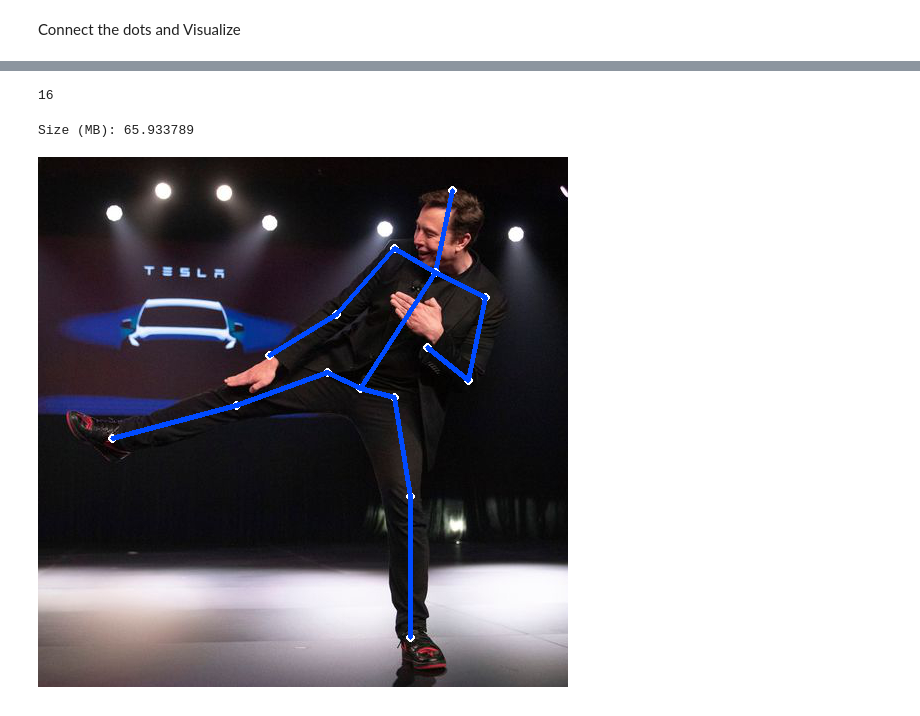
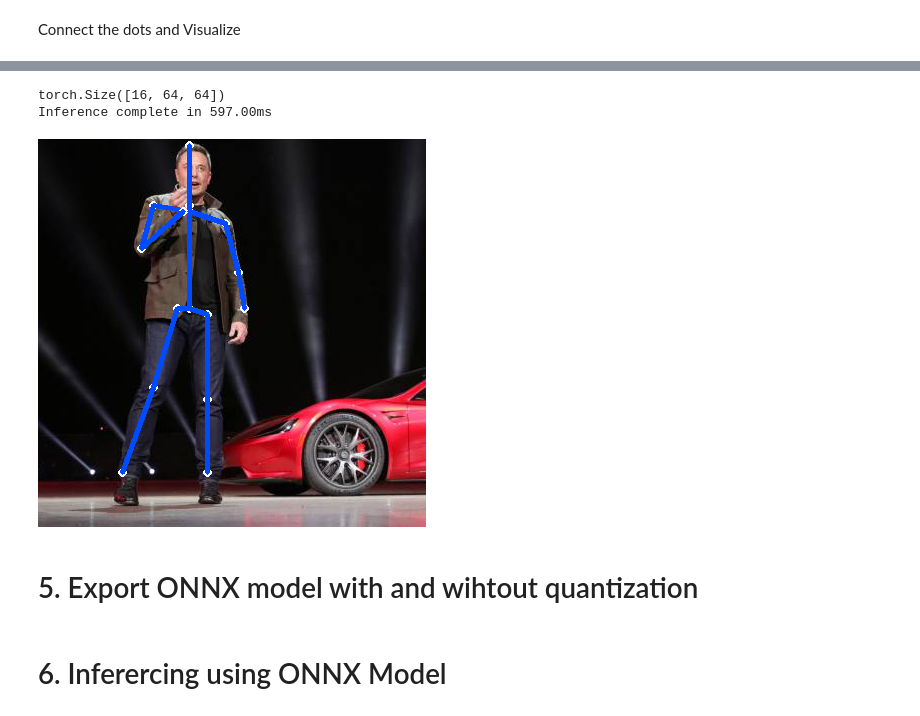
Before and after one commit to EVA4-RS-Group/Phase2, a Jupyter notebook: S5_HumanPoseEstimation/EVA4_P2_S5_HumanPoseEstimation_ONNX_Quant_v1.ipynb, the cells around one changed output, grey strips where cells are left out. Drawn from its saved outputs; the diff is of its cells as text; code cells hidden in the pictures.

```diff
--- a/S5_HumanPoseEstimation/EVA4_P2_S5_HumanPoseEstimation_ONNX_Quant_v1.ipynb
+++ b/S5_HumanPoseEstimation/EVA4_P2_S5_HumanPoseEstimation_ONNX_Quant_v1.ipynb
@@ -227,24 +62,0 @@ Size (MB): 136.247923
-# %%
-import onnxruntime
-
-ort_session = onnxruntime.InferenceSession("simple_pose_estimation.onnx")
-
-def to_numpy(tensor):
-    return tensor.detach().cpu().numpy() if tensor.requires_grad else tensor.cpu().numpy()
-
-# compute ONNX Runtime output prediction
-ort_inputs = {ort_session.get_inputs()[0].name: to_numpy(tr_img.unsqueeze(0))}
-ort_outs = ort_session.run(None, ort_inputs)
-ort_outs = ort_outs[0][0]
-len(ort_outs)
-# %% [output]
-16
-# %%
-from onnxruntime.quantization import quantize
-from onnxruntime.quantization import QuantizationMode
-
-quantized_model = quantize(onnx_model, quantization_mode=QuantizationMode.IntegerOps, static=False)
-onnx.save(quantized_model, 'simple_pose_estimation.quantized.onnx')
-print_size_of_onnx_model(quantized_model)
-# %% [output]
-Size (MB): 65.933789
@@ -299,4 +63,8 @@ for pose_pair in POSE_PAIRS:
-# %%
-Image.fromarray(cv2.cvtColor(image_p, cv2.COLOR_RGB2BGR))
-# %% [output]
-[figure, removed]
+# %%
+hpe_infer.vis_pose(image,0.4)
+# %% [output]
+torch.Size([16, 64, 64])
+Inference complete in 597.00ms
+[figure, added]
+# %% [markdown]
+# 5. Export ONNX model with and wihtout quantization
@@ -302,0 +73,2 @@ Image.fromarray(cv2.cvtColor(image_p, cv2.COLOR_RGB2BGR))
+# %% [markdown]
+# 6. Inferercing using ONNX Model
```
Also changed, not shown: parts of 29 cells of this notebook.
